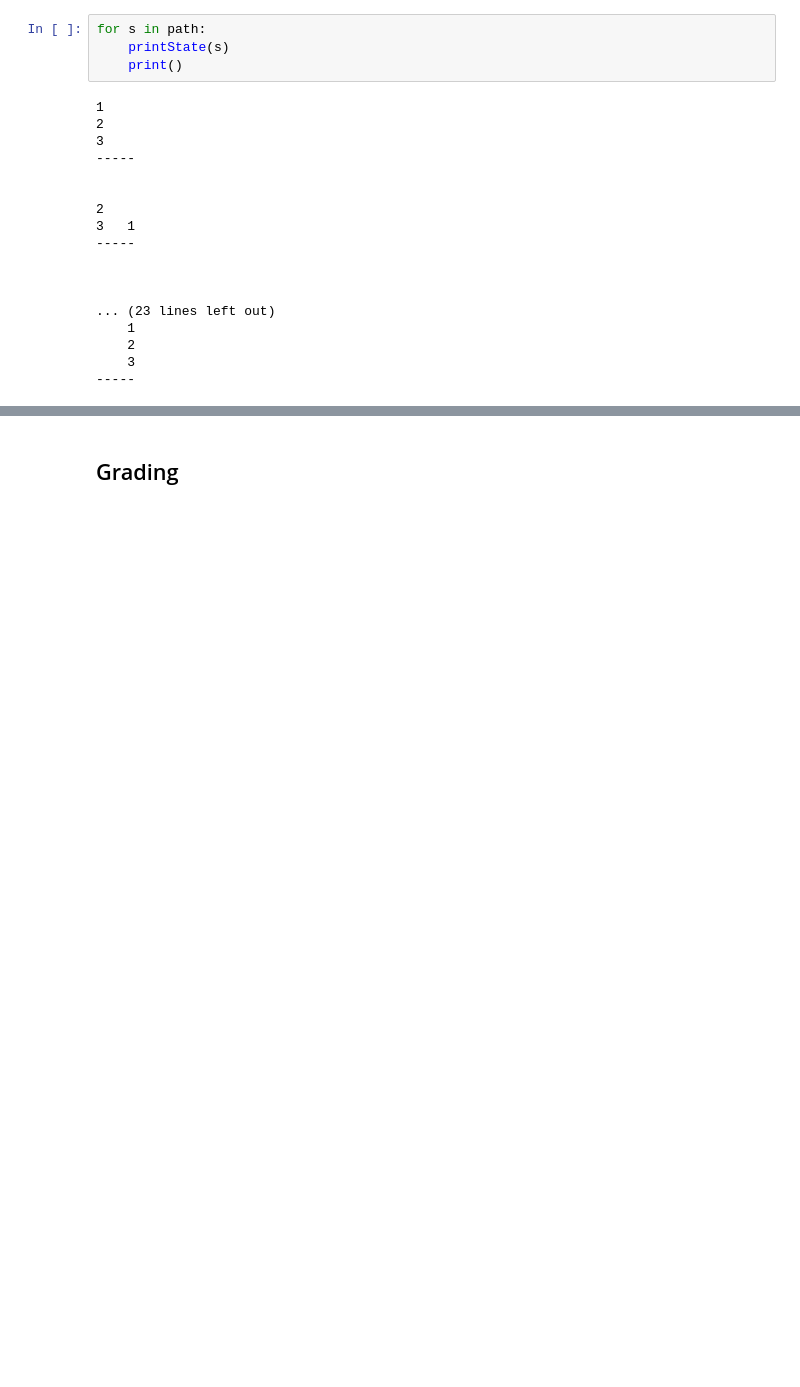
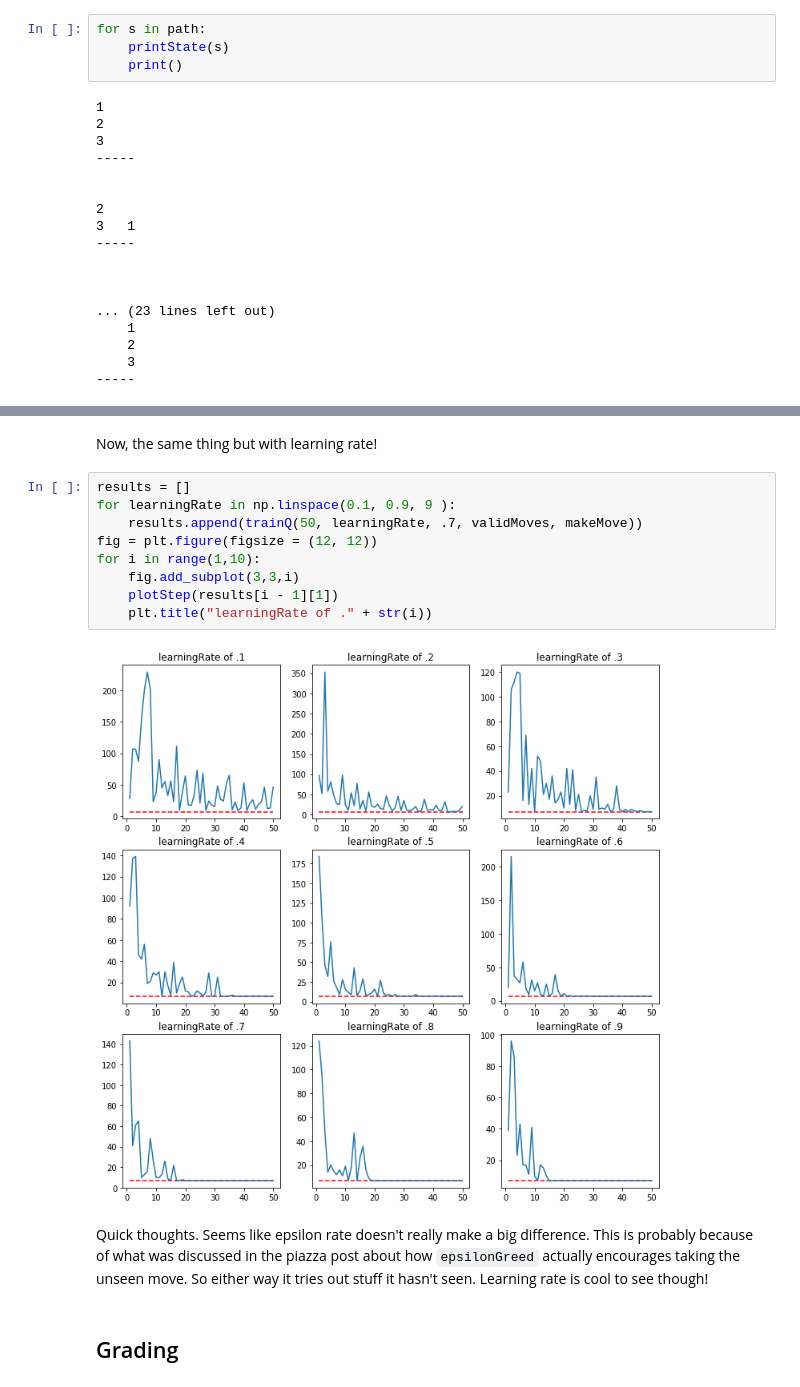
Before and after one commit to benhunterco/cs440, a Jupyter notebook: Newell-A4.ipynb, the cells around one changed output, grey strips where cells are left out. Drawn from its saved outputs; the diff is of its cells as text; blank space fills up the shorter version.

```diff
--- a/Newell-A4.ipynb
+++ b/Newell-A4.ipynb
@@ -397,3 +387,18 @@ for s in path:
+# %% [markdown]
+Now, the same thing but with learning rate!
+# %%
+results = []
+for learningRate in np.linspace(0.1, 0.9, 9 ):
+    results.append(trainQ(50, learningRate, .7, validMoves, makeMove))
+fig = plt.figure(figsize = (12, 12))
+for i in range(1,10):
+    fig.add_subplot(3,3,i)
+    plotStep(results[i - 1][1])
+    plt.title("learningRate of ." + str(i))
+# %% [output]
+[figure, added]
+# %% [markdown]
+Quick thoughts. Seems like epsilon rate doesn't really make a big difference. This is probably because of what was discussed in the piazza post about how `epsilonGreed` actually encourages taking the unseen move. So either way it tries out stuff it hasn't seen. Learning rate is cool to see though!
 # %% [markdown]
 ## Grading
 # %% [markdown]
```
Also changed, not shown: parts of 42 cells of this notebook, 1 other file.
